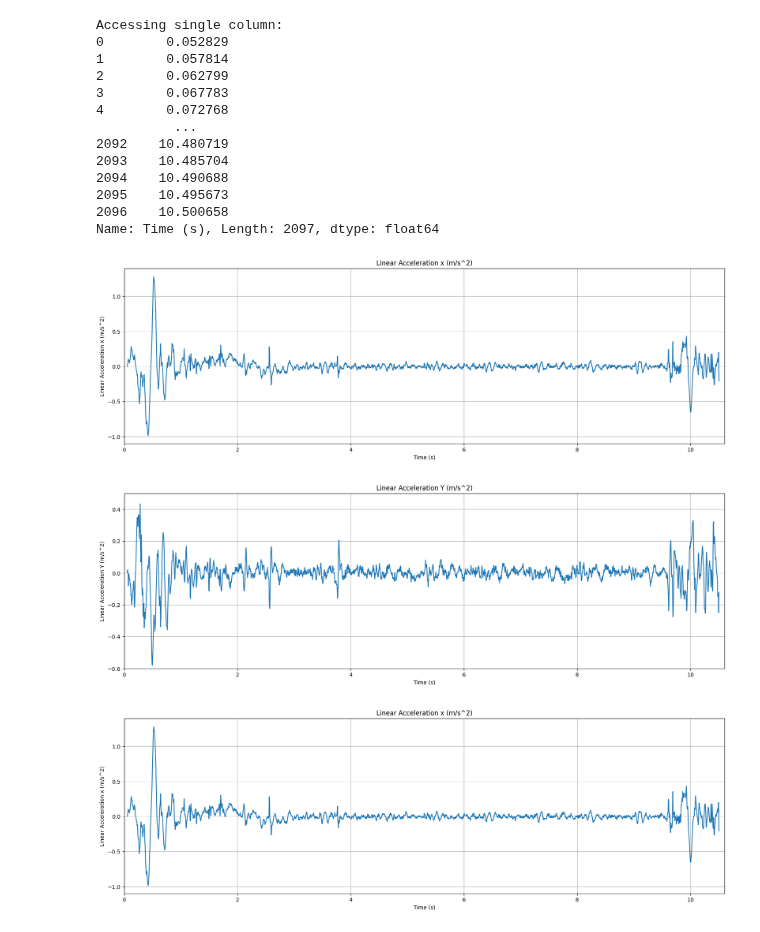
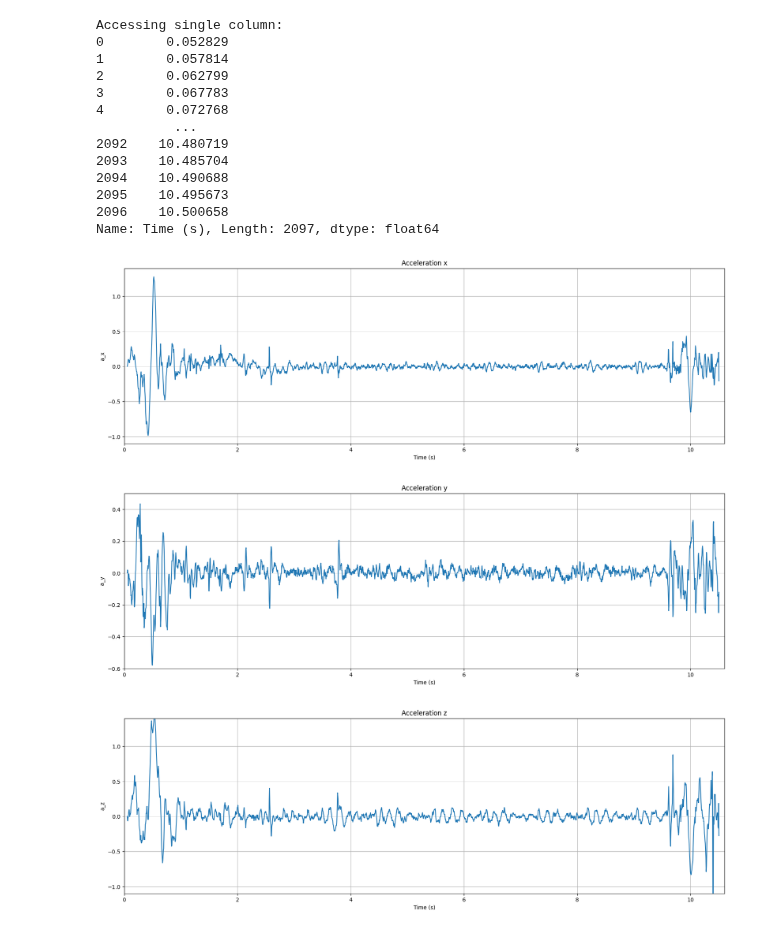
Before and after one commit to SanjayKhatiChhetri/AdvancePhysics, a Jupyter notebook: dataPY_notebook.ipynb, the cells around one changed output. Cells and saved outputs as stored; diff of their text form; code cells hidden in the pictures.

```diff
--- a/dataPY_notebook.ipynb
+++ b/dataPY_notebook.ipynb
@@ -128,40 +128,40 @@ plt.subplot(3, 1, 1) #set the position of the graph
 #subplot(nrows, ncols, index, **kwargs)
 plt.plot(df['Time (s)'], df['Linear Acceleration x (m/s^2)']) #plot the graph with x and y axis where x is time and y is name
 #plot(x, y, color='green', linestyle='dashed', linewidth = 3, marker='o', markerfacecolor='blue', markersize=12)
 plt.grid() #add grid to the graph
 #grid(b=None, which='major', axis='both', **kwargs)
-plt.title('Linear Acceleration x (m/s^2)') #add title to the graph
+plt.title('Acceleration x') #add title to the graph
 #title(label, fontdict=None, loc=None, pad=None, **kwargs)
 plt.xlabel('Time (s)') #add x label to the graph
 #xlabel(xlabel, fontdict=None, labelpad=None, **kwargs)
-plt.ylabel('Linear Acceleration x (m/s^2)') #add y label to the graph
+plt.ylabel('a_x') #add y label to the graph
 #ylabel(ylabel, fontdict=None, labelpad=None, **kwargs)
 plt.axis([0, 10.6, -1.1, 1.4]) #set the axis of the graph
 #axis(*args, emit=True, **kwargs)
 
 #Accleration Y
 plt.figure(figsize=(20, 20)) #set the size of the graph
 plt.subplot(3, 1, 1) #set the position of the graph
 plt.plot(df['Time (s)'], df['Linear Acceleration y (m/s^2)']) #plot the graph with x and y axis where x is time and y is name
 plt.grid() #add grid to the graph
-plt.title('Linear Acceleration Y (m/s^2)') #add title to the graph
+plt.title('Acceleration y') #add title to the graph
 plt.xlabel('Time (s)') #add x label to the graph
-plt.ylabel('Linear Acceleration Y (m/s^2)') #add y label to the graph
+plt.ylabel(' a_y ') #add y label to the graph
 plt.axis([0, 10.6, -0.6, 0.5]) #set the axis of the graph
 
 
 #Accleration Z
 plt.figure(figsize=(20, 20)) #set the size of the graph
 plt.subplot(3, 1, 1) #set the position of the graph
-plt.plot(df['Time (s)'], df['Linear Acceleration x (m/s^2)']) #plot the graph with x and y axis where x is time and y is name
+plt.plot(df['Time (s)'], df['Linear Acceleration z (m/s^2)']) #plot the graph with x and y axis where x is time and y is name
 plt.grid() #add grid to the graph
-plt.title('Linear Acceleration x (m/s^2)') #add title to the graph
+plt.title('Acceleration z') #add title to the graph
 plt.xlabel('Time (s)') #add x label to the graph
-plt.ylabel('Linear Acceleration x (m/s^2)') #add y label to the graph
+plt.ylabel('a_z') #add y label to the graph
 plt.axis([0, 10.6, -1.1, 1.4]) #set the axis of the graph
 
 plt.show() #show the graph
 # %% [output]
-[figure, old version]
+[figure, new version]
-[figure, old version]
+[figure, new version]
-[figure, old version]
+[figure, new version]
```
